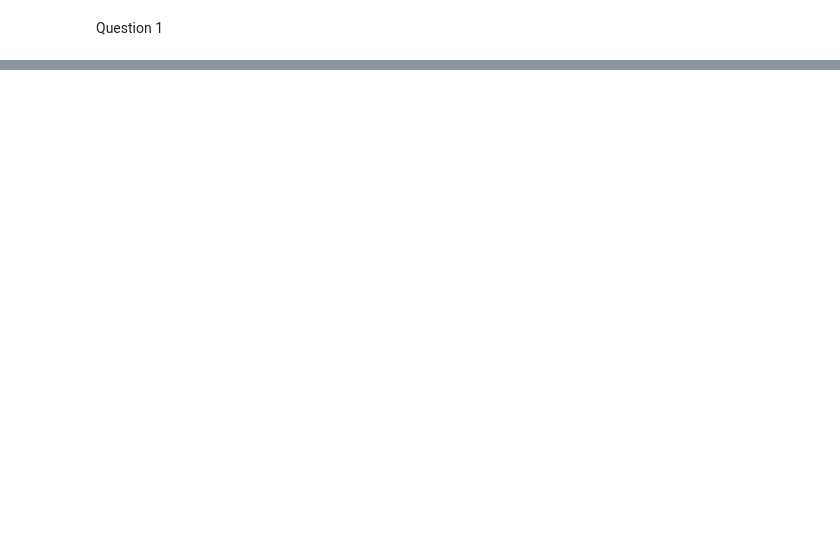
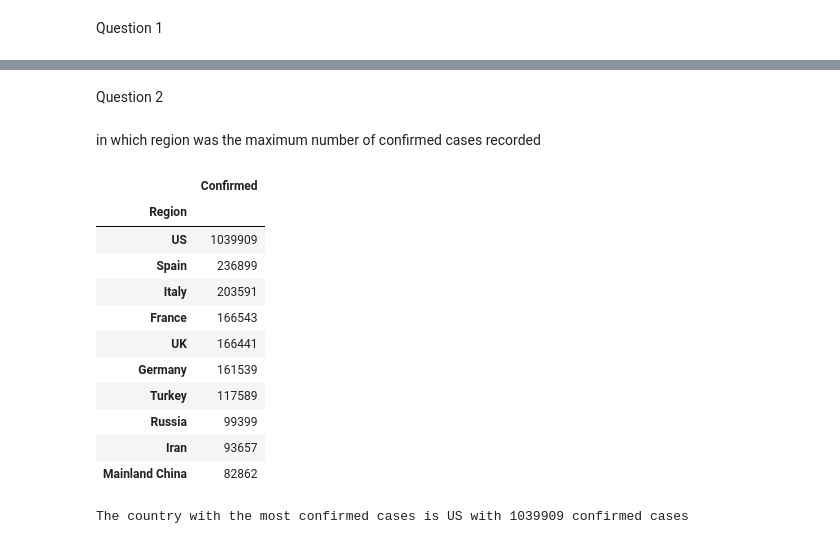
Before and after one commit to mo-kelvin1/pandas-projects, a Jupyter notebook: covid 19 datasets/covid 19.ipynb, the cells around one changed output, grey strips where cells are left out. Saved outputs shown, nothing was run; the diff lists cells and outputs as text; code cells hidden in the pictures; blank space fills up the shorter version.

Commit message:
finished five questions

```diff
--- a/covid 19 datasets/covid 19.ipynb
+++ b/covid 19 datasets/covid 19.ipynb
@@ -73,0 +92,26 @@ df_grouped
+# %% [markdown]
+Question 2
+# %% [markdown]
+in which region was the maximum number of confirmed cases recorded
+# %%
+#sorting the dataset using the confirmed column in descending order and displaying the first 10 rows
+max_confirmed=df_grouped.sort_values(by='Confirmed',ascending=False)[['Confirmed']].head(10)
+max_confirmed
+# %% [output]
+|  | Confirmed |
+| Region |  |
+| US | 1039909 |
+| Spain | 236899 |
+| Italy | 203591 |
+| France | 166543 |
+| UK | 166441 |
+| Germany | 161539 |
+| Turkey | 117589 |
+| Russia | 99399 |
+| Iran | 93657 |
+| Mainland China | 82862 |
+# %%
+max_confirmed_cases=max_confirmed.iloc[0]
+print(f'The country with the most confirmed cases is {max_confirmed.index[0]} with {max_confirmed.loc[max_confirmed.index[0],"Confirmed"]} confirmed cases')
+# %% [output]
+The country with the most confirmed cases is US with 1039909 confirmed cases
```
Also changed, not shown: parts of 20 cells of this notebook.
